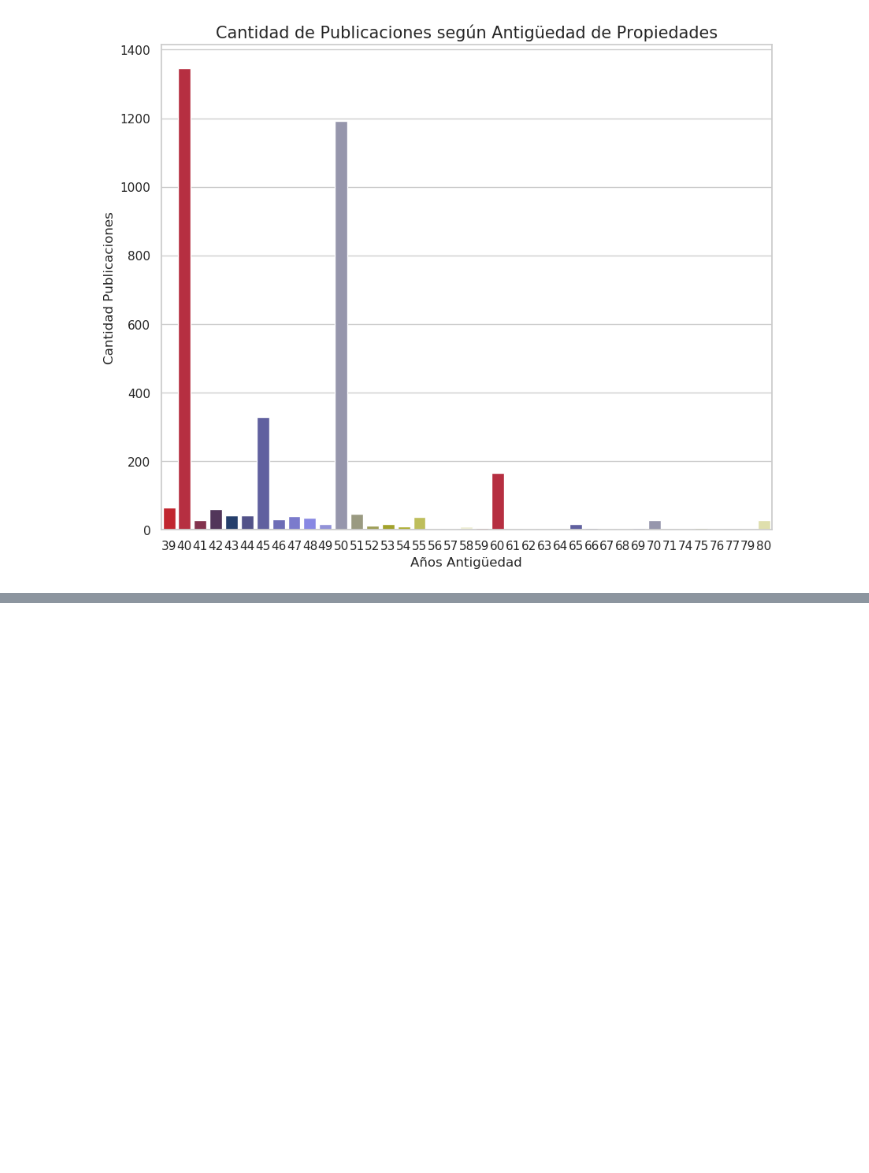
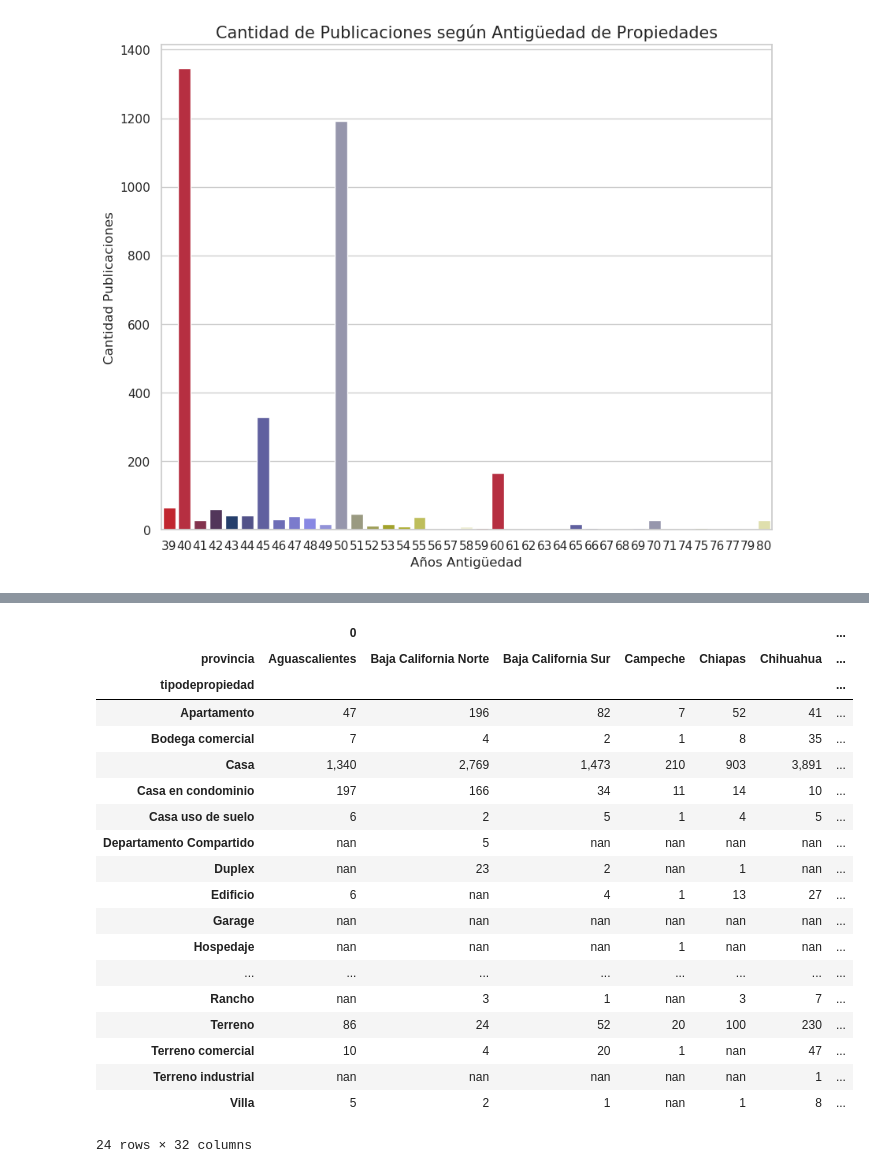
Before and after one commit to sebapenna/OrganizacionDeDatos, a Jupyter notebook: Analisis Tipo Publicaciones.ipynb, the cells around one changed output, grey strips where cells are left out. Drawn from its saved outputs; the diff is of its cells as text; code cells hidden in the pictures; blank space fills up the shorter version.

```diff
--- a/Analisis Tipo Publicaciones.ipynb
+++ b/Analisis Tipo Publicaciones.ipynb
@@ -13,7 +13,7 @@ plt.rcParams['figure.figsize'] = (10, 8)
 
 sns.set(style="whitegrid") # grid seaborn
 
-pd.options.display.float_format = '{:20,.3f}'.format # notacion output
+pd.options.display.float_format = '{:20,.0f}'.format # notacion output
 # %% [markdown]
 # Acceso a set de datos
 # %%
@@ -172,0 +187,24 @@ plt.show()
+# %%
+tiposPorProvincia = pd.pivot_table(tiposPorProvincia, index='tipodepropiedad', columns=['provincia'])
+tiposPorProvincia
+# %% [output]
+|  | 0 |  |  |  |  |  | ... |
+| provincia | Aguascalientes | Baja California Norte | Baja California Sur | Campeche | Chiapas | Chihuahua | ... |
+| tipodepropiedad |  |  |  |  |  |  | ... |
+| Apartamento | 47 | 196 | 82 | 7 | 52 | 41 | ... |
+| Bodega comercial | 7 | 4 | 2 | 1 | 8 | 35 | ... |
+| Casa | 1,340 | 2,769 | 1,473 | 210 | 903 | 3,891 | ... |
+| Casa en condominio | 197 | 166 | 34 | 11 | 14 | 10 | ... |
+| Casa uso de suelo | 6 | 2 | 5 | 1 | 4 | 5 | ... |
+| Departamento Compartido | nan | 5 | nan | nan | nan | nan | ... |
+| Duplex | nan | 23 | 2 | nan | 1 | nan | ... |
+| Edificio | 6 | nan | 4 | 1 | 13 | 27 | ... |
+| Garage | nan | nan | nan | nan | nan | nan | ... |
+| Hospedaje | nan | nan | nan | 1 | nan | nan | ... |
+| ... | ... | ... | ... | ... | ... | ... | ... |
+| Rancho | nan | 3 | 1 | nan | 3 | 7 | ... |
+| Terreno | 86 | 24 | 52 | 20 | 100 | 230 | ... |
+| Terreno comercial | 10 | 4 | 20 | 1 | nan | 47 | ... |
+| Terreno industrial | nan | nan | nan | nan | nan | 1 | ... |
+| Villa | 5 | 2 | 1 | nan | 1 | 8 | ... |
+24 rows × 32 columns
```
Also changed, not shown: parts of 6 cells of this notebook, 3 other files.
